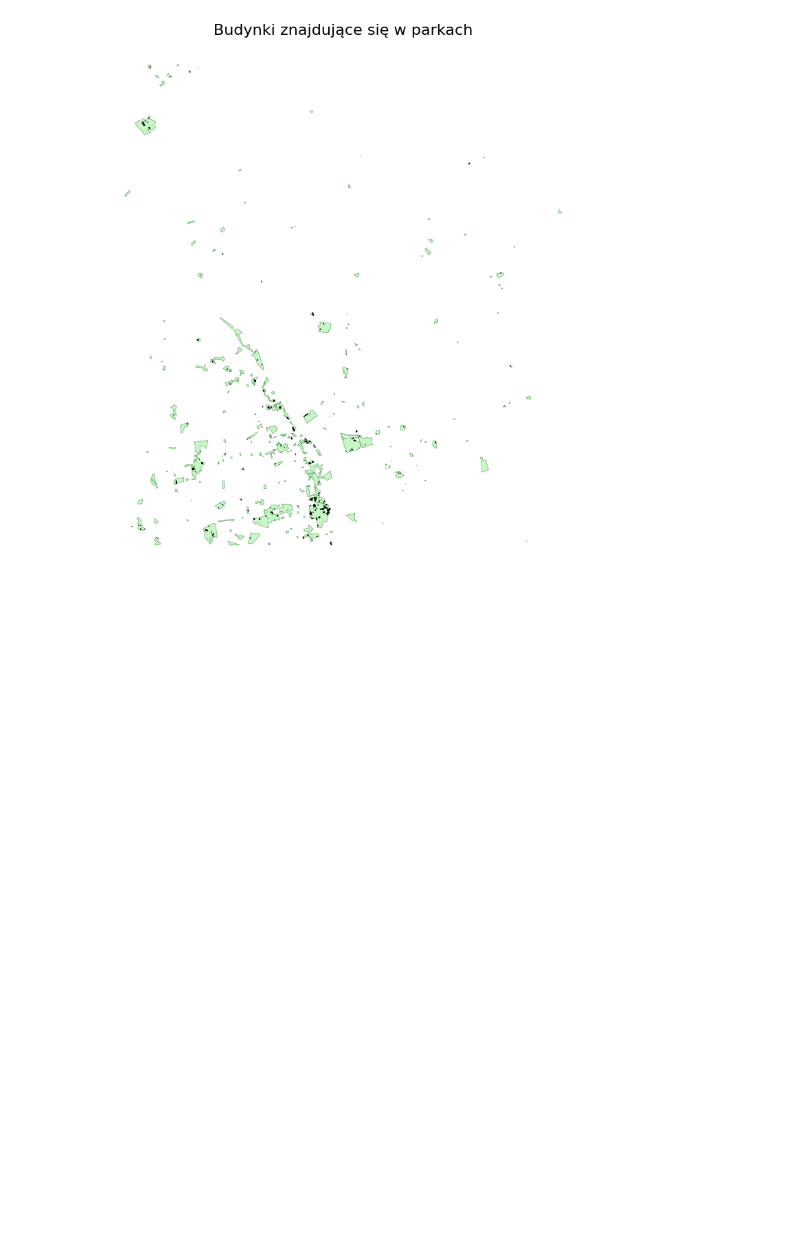
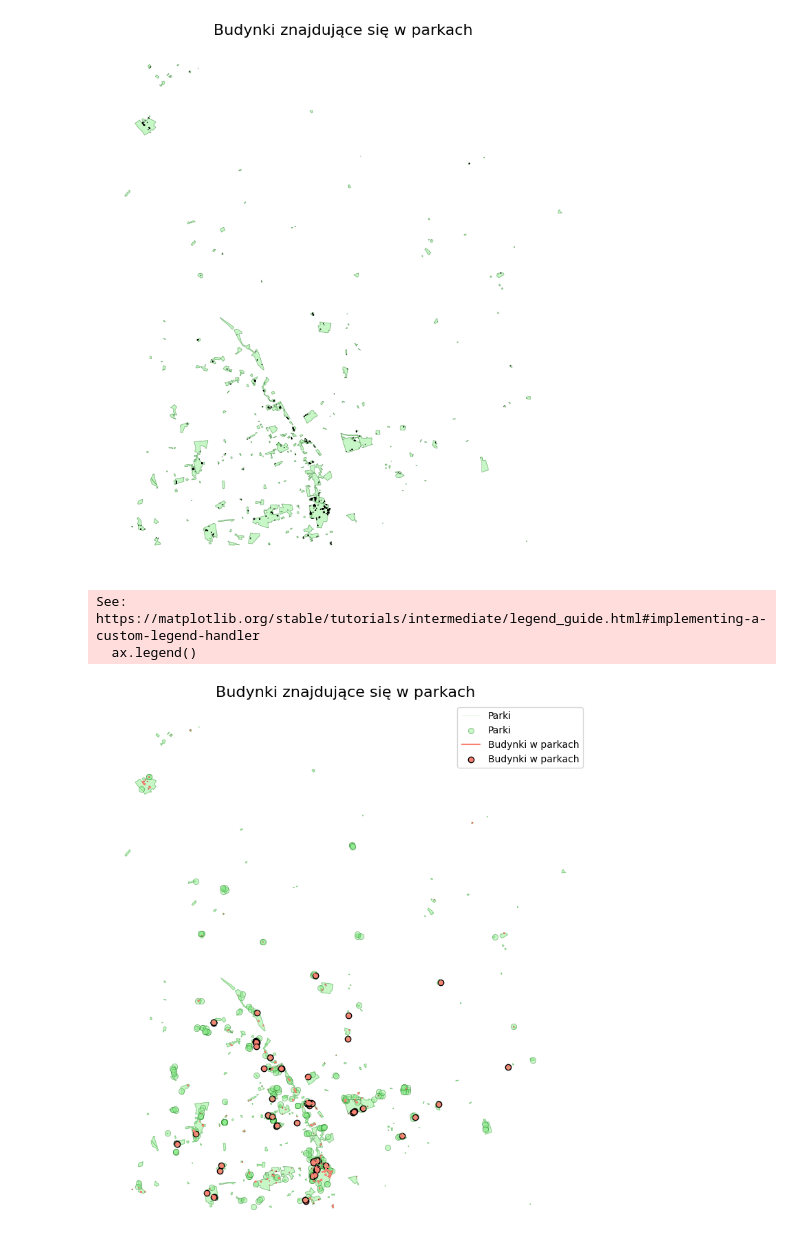
Before and after one commit to FilipBudzynski/spdb, a Jupyter notebook: python/topological_relations.ipynb, the cells around one changed output. Cells and saved outputs as stored; diff of their text form; code cells hidden in the pictures; blank space fills up the shorter version.

```diff
--- a/python/topological_relations.ipynb
+++ b/python/topological_relations.ipynb
@@ -77,3 +67,23 @@ plt.axis('off')
 plt.show()
 # %% [output]
 [figure]
+# %%
+import geopandas as gpd
+
+buildings = gpd.read_file("./geojson/buildings.geojson", engine="pyogrio", use_arrow=True)
+parks = gpd.read_file("./geojson/parks.geojson", engine="pyogrio", use_arrow=True)
+# %%
+import matplotlib.pyplot as plt
+
+buildings_in_parks = gpd.sjoin(buildings, parks, how="inner", predicate="within")
+
+fig, ax = plt.subplots(figsize=(12, 10))
+parks.plot(ax=ax, color='lightgreen', edgecolor='darkgreen', linewidth=0.5, alpha=0.5, label="Parki")
+buildings_in_parks.plot(ax=ax, color='salmon', edgecolor='black', label="Budynki w parkach")
+ax.set_title("Budynki znajdujące się w parkach", fontsize=16)
+plt.axis('off')
+plt.show()
+# %% [output]
+See: https://matplotlib.org/stable/tutorials/intermediate/legend_guide.html#implementing-a-custom-legend-handler
+  ax.legend()
+[figure, added]
```
Also changed, not shown: parts of 4 cells of this notebook, 4 other files.
